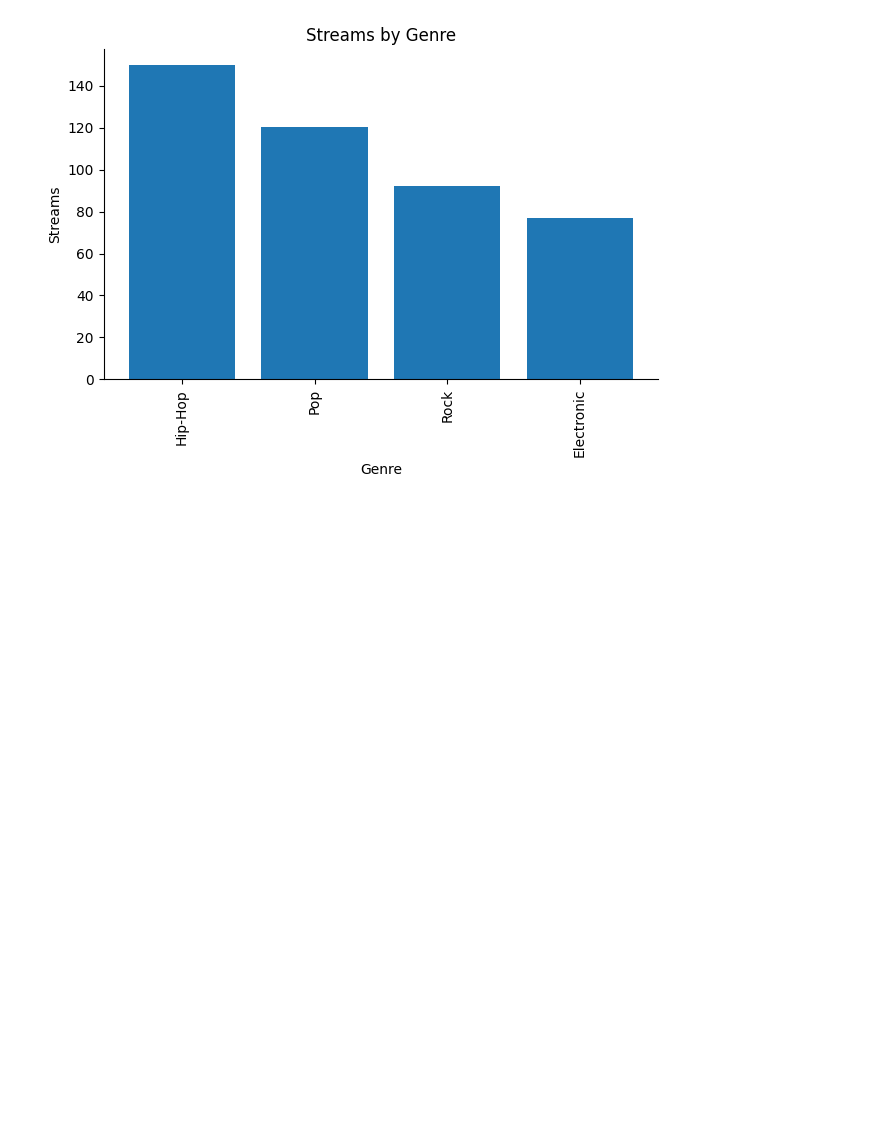
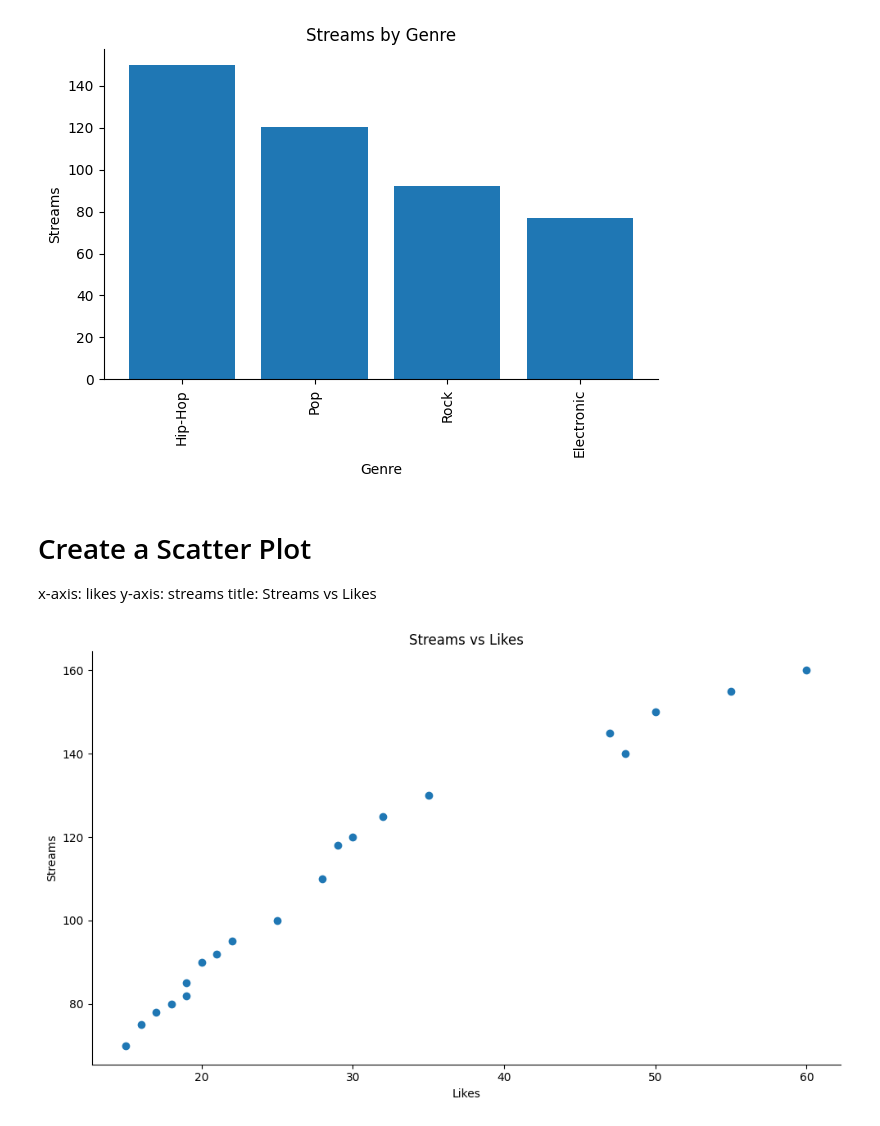
Before and after one commit to shivahari04/DA_M2_CodingExercises, a Jupyter notebook: w2_exercises.ipynb, the cells around one changed output. Saved outputs shown, nothing was run; the diff lists cells and outputs as text; code cells hidden in the pictures; blank space fills up the shorter version.

Commit message:
Added plots

```diff
--- a/w2_exercises.ipynb
+++ b/w2_exercises.ipynb
@@ -90,3 +90,23 @@ plt.tight_layout()
 plt.show()
 # %% [output]
 [figure]
+# %% [markdown]
+# Create a Scatter Plot
+x-axis: likes
+y-axis: streams
+title: Streams vs Likes
+# %%
+plt.figure(figsize=(10,6))
+plt.scatter(df['likes'],df['streams'])
+plt.xlabel('Likes')
+plt.ylabel('Streams')
+plt.title('Streams vs Likes')
+
+ax = plt.gca()
+ax.spines['top'].set_visible(False)
+ax.spines['right'].set_visible(False)
+
+plt.tight_layout()
+plt.show()
+# %% [output]
+[figure, added]
```
Also changed, not shown: parts of 3 cells of this notebook.
